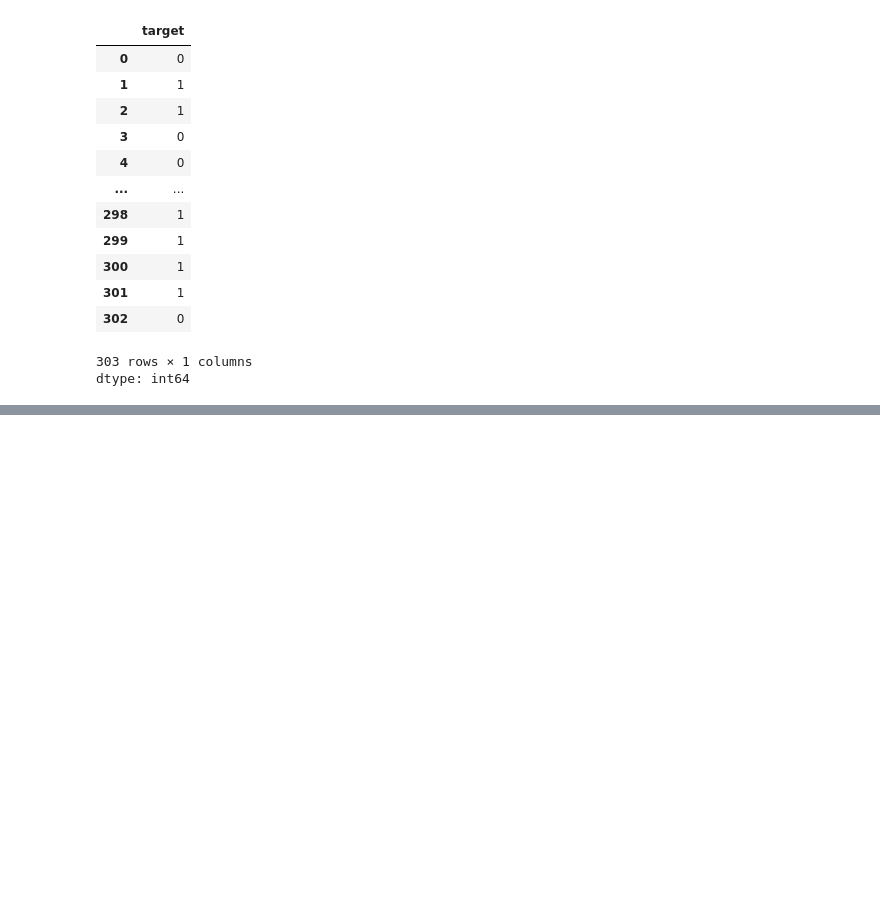
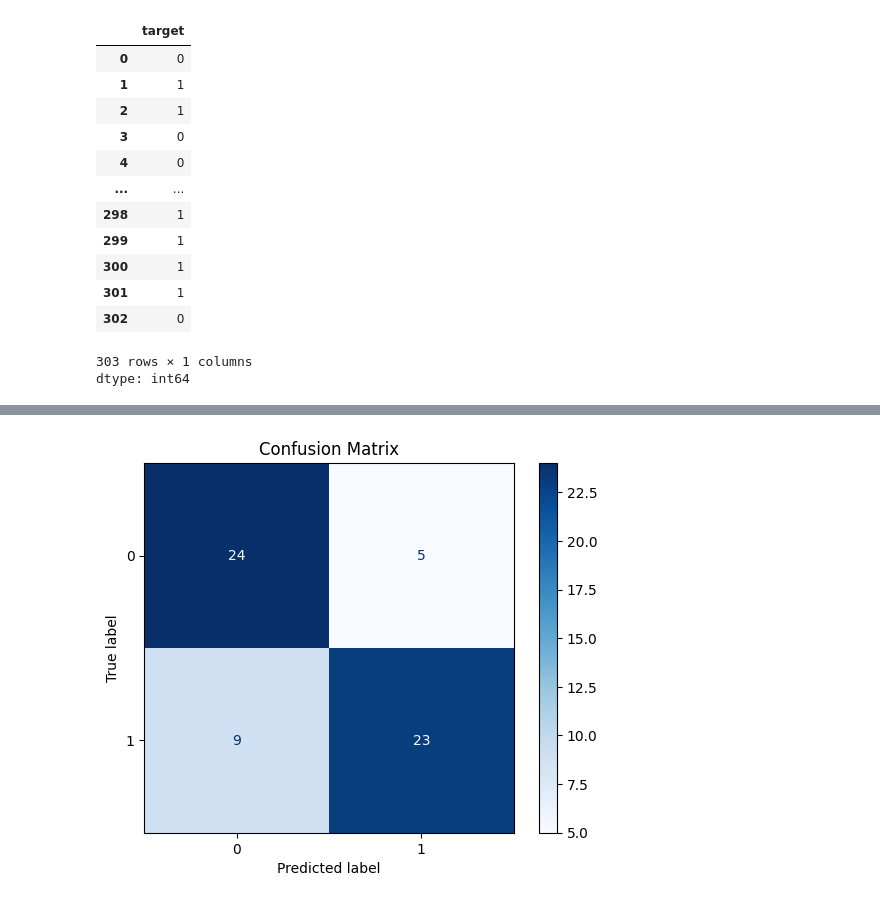
Before and after one commit to Chhaya-cloud/Chatbot, a Jupyter notebook: Bootcamp1.ipynb, the cells around one changed output, grey strips where cells are left out. Drawn from its saved outputs; the diff is of its cells as text; code cells hidden in the pictures; blank space fills up the shorter version.

```diff
--- a/Bootcamp1.ipynb
+++ b/Bootcamp1.ipynb
@@ -151,0 +159,3 @@ dtype: int64
+# %%
+scaler = StandardScaler()
+X_scaled = scaler.fit_transform(X)
@@ -152,7 +178,7 @@ dtype: int64
 # %%
 from sklearn.model_selection import train_test_split
 # %%
-X_train, X_test, y_train, y_test = train_test_split(X, y, test_size=0.2, random_state=42)
+X_train, X_test, y_train, y_test = train_test_split(X_scaled, y, test_size=0.2, random_state=42)
 # %%
 X_train
 # %% [output]
@@ -187,0 +227,5 @@ X_test
+# %%
+# Initialize and train model
+from sklearn.tree import DecisionTreeClassifier, plot_tree, export_graphviz
+model = DecisionTreeClassifier(criterion='entropy') # Changed 'Entropy' to 'entropy'
+model.fit(X_train, y_train)
@@ -187,0 +234,3 @@ X_test
+# %%
+# Make Predictions
+y_pred = model.predict(X_test)
@@ -187,0 +275,9 @@ X_test
+# %%
+# Confusion Matrix Visualization
+cm = confusion_matrix(y_test, y_pred)
+disp = ConfusionMatrixDisplay(confusion_matrix=cm, display_labels=model.classes_)
+disp.plot(cmap=plt.cm.Blues)
+plt.title("Confusion Matrix")
+plt.show()
+# %% [output]
+[figure, added]
```
Also changed, not shown: parts of 15 cells of this notebook.
